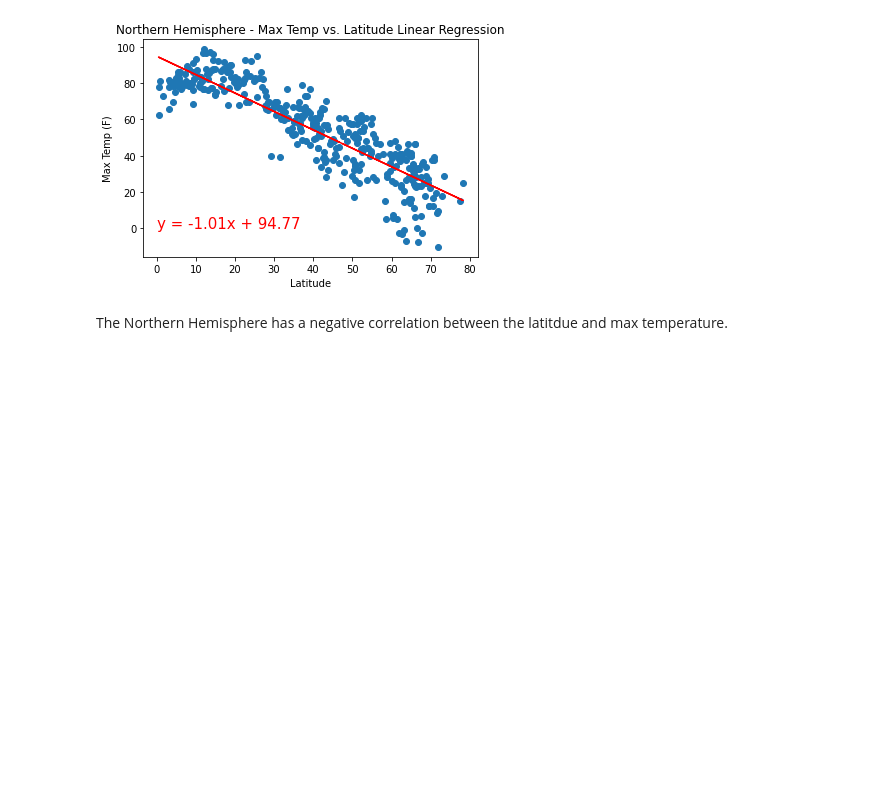
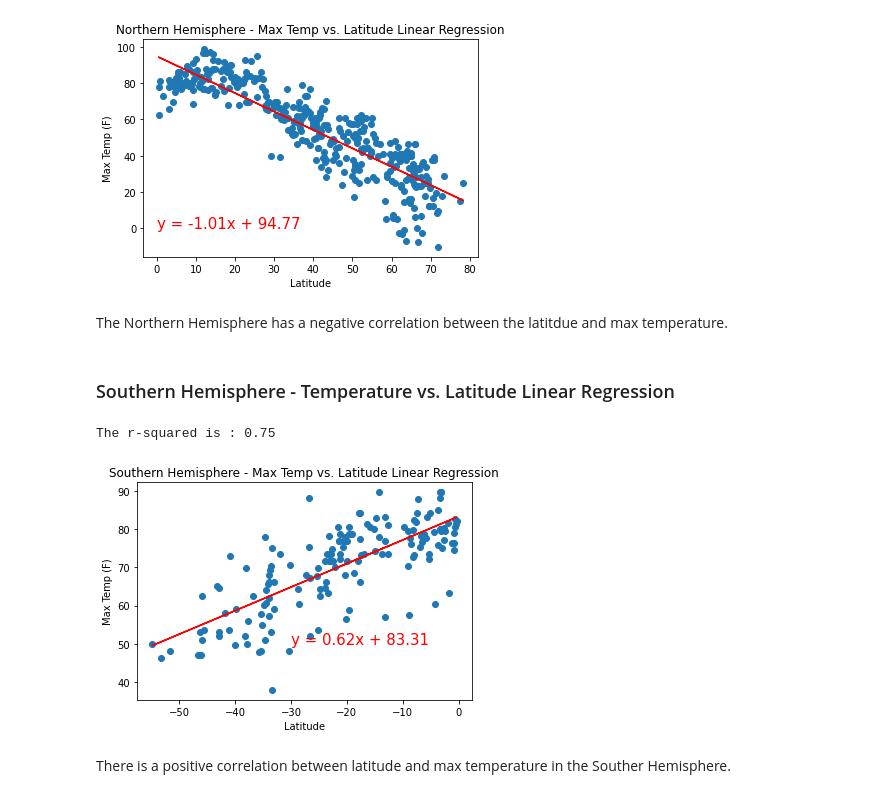
Before and after one commit to dejayru/python-api-chanllenge, a Jupyter notebook: WeatherPy/WeatherPy.ipynb, the cells around one changed output. Drawn from its saved outputs; the diff is of its cells as text; code cells hidden in the pictures; blank space fills up the shorter version.

Commit message:
Southern Hemisphere Linear Regression

```diff
--- a/WeatherPy/WeatherPy.ipynb
+++ b/WeatherPy/WeatherPy.ipynb
@@ -313,3 +313,28 @@ The r-squared is : -0.88
 [figure]
 # %% [markdown]
 The Northern Hemisphere has a negative correlation between the latitdue and max temperature.
+# %% [markdown]
+### Southern Hemisphere - Temperature vs. Latitude Linear Regression
+# %%
+# Linear Regression
+equation = linear_regression(southern_hemisphere["Lat"],southern_hemisphere["Max Temp"])
+
+# annotate
+annotate(equation, -30, 50)
+
+# Set a title
+plt.title("Southern Hemisphere - Max Temp vs. Latitude Linear Regression")
+
+# Set xlabel
+plt.xlabel("Latitude")
+
+# Set ylabel
+plt.ylabel("Max Temp (F)")
+
+# Save the figure
+plt.savefig("../Images/Southern Hemisphere - Max Temp vs. Latitude Linear Regression.png")
+# %% [output]
+The r-squared is : 0.75
+[figure, added]
+# %% [markdown]
+There is a positive correlation between latitude and max temperature in the Souther Hemisphere.
```
Also changed, not shown: 1 other file.
